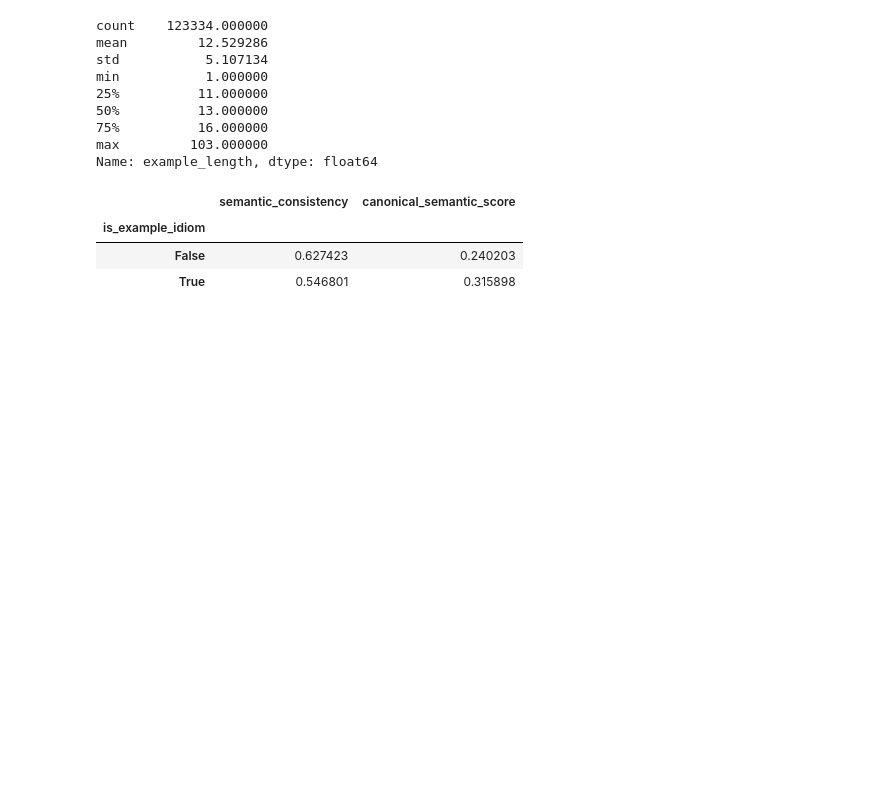
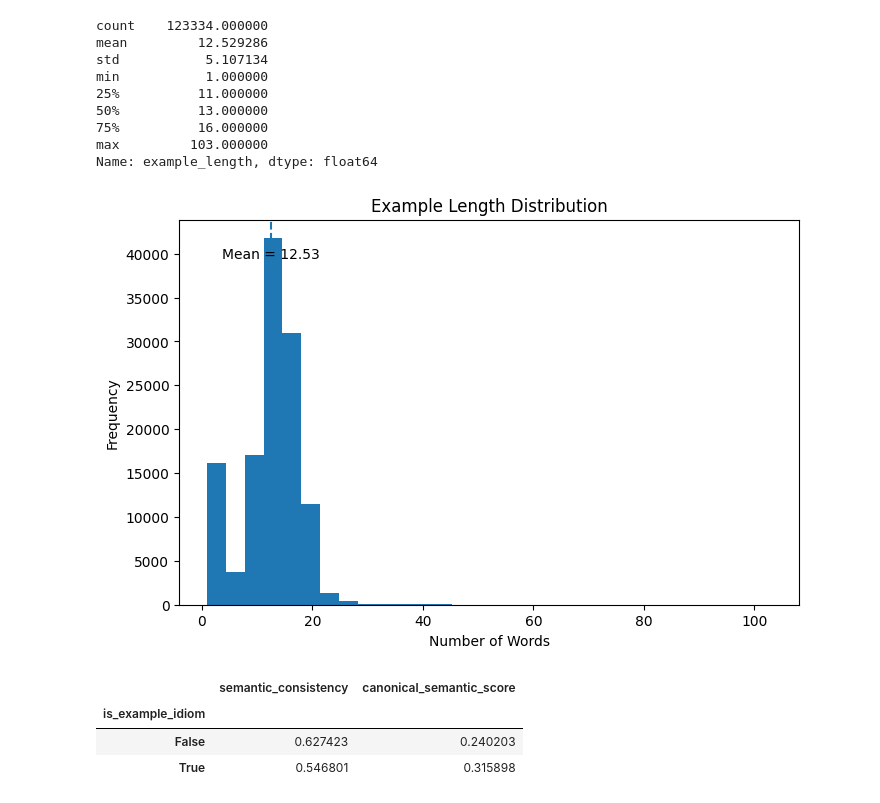
Before and after one commit to aymanshar/IdiomX, a Jupyter notebook: notebooks/01_idiomX_dataset_exploration.ipynb, the cells around one changed output. Saved outputs shown, nothing was run; the diff lists cells and outputs as text; code cells hidden in the pictures; blank space fills up the shorter version.

```diff
--- a/notebooks/01_idiomX_dataset_exploration.ipynb
+++ b/notebooks/01_idiomX_dataset_exploration.ipynb
@@ -696,6 +765,25 @@ min           1.000000
 75%          16.000000
 max         103.000000
 Name: example_length, dtype: float64
+# %%
+# === Figure 4: Example Length Distribution (WITH MEAN) ===
+
+plt.figure(figsize=(8,5))
+plt.hist(df["example_length"], bins=30)
+
+mean_val = df["example_length"].mean()
+plt.axvline(mean_val, linestyle='--')
+
+plt.text(mean_val, plt.ylim()[1]*0.9,
+         f'Mean = {mean_val:.2f}',
+         ha='center')
+
+plt.title("Example Length Distribution")
+plt.xlabel("Number of Words")
+plt.ylabel("Frequency")
+plt.show()
+# %% [output]
+[figure, added]
 # %%
 # 6.8. Quality vs label (important insight)
 # =========================================
```
Also changed, not shown: parts of 10 cells of this notebook, 4 other files.
